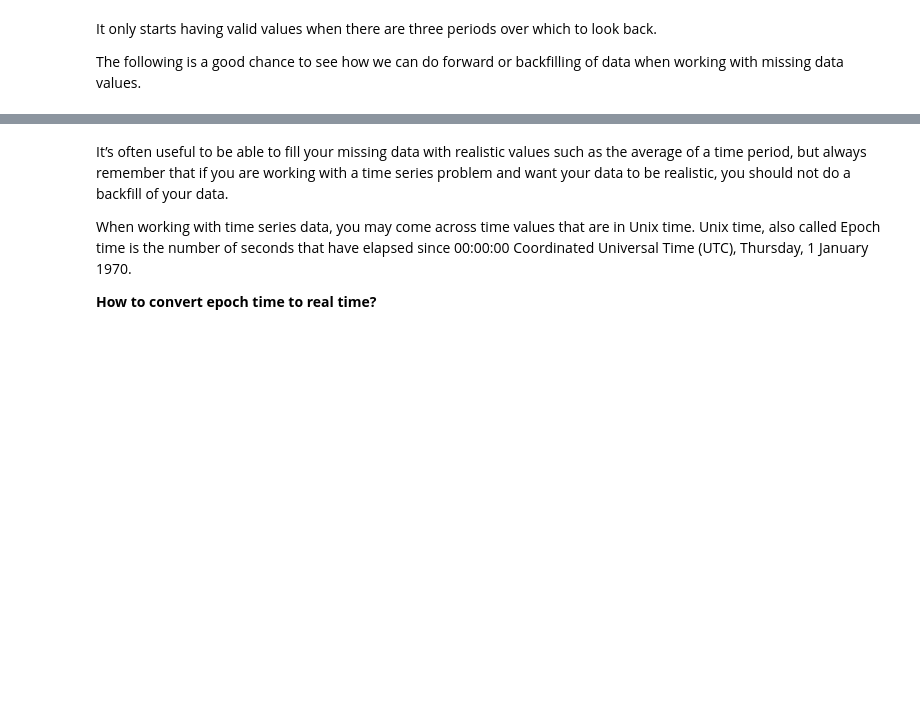
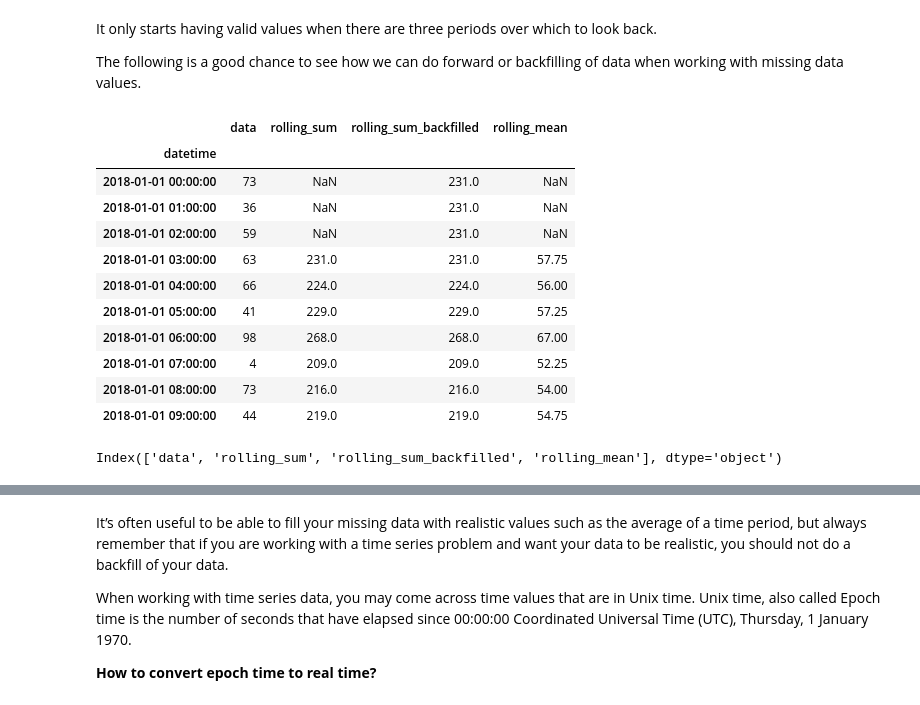
Before and after one commit to Eduardo-Coyto/ML-UTEC-4Geeks, a Jupyter notebook: export/exploring-time-series.ipynb, the cells around one changed output, grey strips where cells are left out. Drawn from its saved outputs; the diff is of its cells as text; code cells hidden in the pictures; blank space fills up the shorter version.

```diff
--- a/export/exploring-time-series.ipynb
+++ b/export/exploring-time-series.ipynb
@@ -139,3 +140,23 @@ df.head(10)
 It only starts having valid values when there are three periods over which to look back.
 
 The following is a good chance to see how we can do forward or backfilling of data when working with missing data values.
+# %%
+df['rolling_mean'] = df['data'].rolling(4).mean()
+df.head(10)
+# %% [output]
+|  | data | rolling_sum | rolling_sum_backfilled | rolling_mean |
+| datetime |  |  |  |  |
+| 2018-01-01 00:00:00 | 73 | NaN | 231.0 | NaN |
+| 2018-01-01 01:00:00 | 36 | NaN | 231.0 | NaN |
+| 2018-01-01 02:00:00 | 59 | NaN | 231.0 | NaN |
+| 2018-01-01 03:00:00 | 63 | 231.0 | 231.0 | 57.75 |
+| 2018-01-01 04:00:00 | 66 | 224.0 | 224.0 | 56.00 |
+| 2018-01-01 05:00:00 | 41 | 229.0 | 229.0 | 57.25 |
+| 2018-01-01 06:00:00 | 98 | 268.0 | 268.0 | 67.00 |
+| 2018-01-01 07:00:00 | 4 | 209.0 | 209.0 | 52.25 |
+| 2018-01-01 08:00:00 | 73 | 216.0 | 216.0 | 54.00 |
+| 2018-01-01 09:00:00 | 44 | 219.0 | 219.0 | 54.75 |
+# %%
+df.columns
+# %% [output]
+Index(['data', 'rolling_sum', 'rolling_sum_backfilled', 'rolling_mean'], dtype='object')
```
Also changed, not shown: parts of 20 cells of this notebook.
